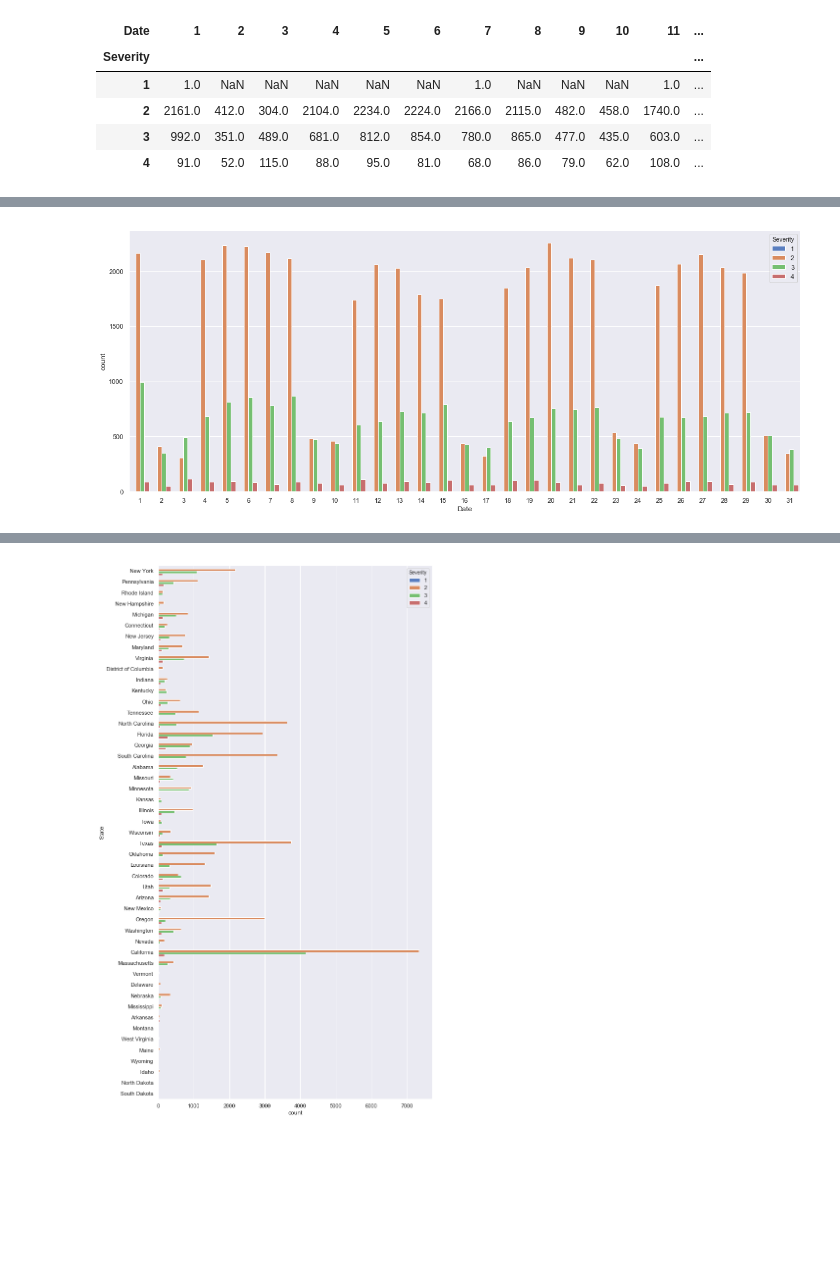
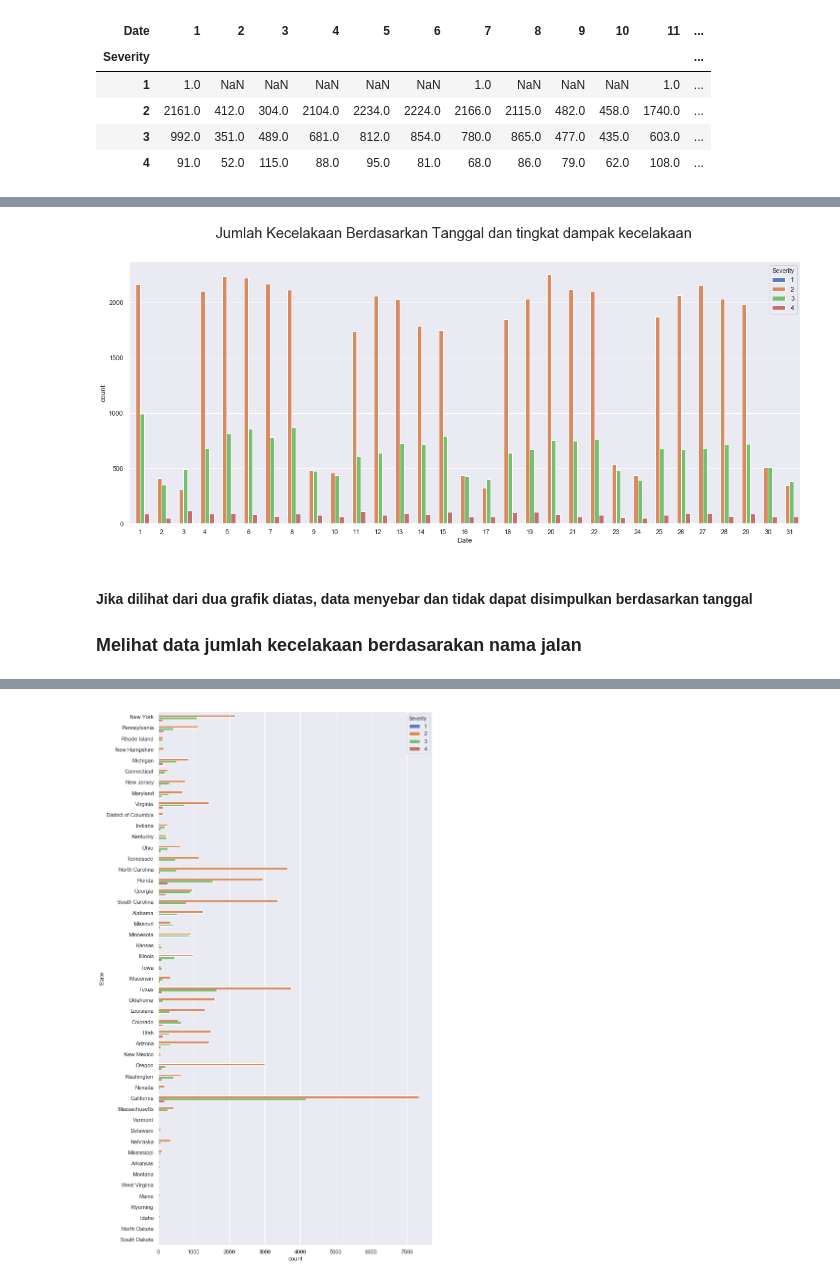
Before and after one commit to maftuhm/UAS-kapita-selekta-komputasi, a Jupyter notebook: UAS KAPITA SELEKTA KOMPUTASI.ipynb, the cells around one changed output, grey strips where cells are left out. Saved outputs shown, nothing was run; the diff lists cells and outputs as text; code cells hidden in the pictures; blank space fills up the shorter version.

```diff
--- a/UAS KAPITA SELEKTA KOMPUTASI.ipynb
+++ b/UAS KAPITA SELEKTA KOMPUTASI.ipynb
@@ -198,10 +199,14 @@ Traffic_Signal                 bool
 Turning_Loop                   bool
 dtype: object
 # %%
-weather_columns = ['Amenity', 'Bump', 'Crossing', 'Give_Way', 'Junction',
+to_category = ['Amenity', 'Bump', 'Crossing', 'Give_Way', 'Junction',
                'No_Exit', 'Railway', 'Roundabout', 'Station', 'Stop',
                'Traffic_Calming', 'Traffic_Signal', 'Turning_Loop']
-for column in weather_columns:
+
+## Mengubah nilai False menjadi 0 dan nilai true menjadi 1 pada variable cuaca
+## kemudian mengubahnya menjadi data kategorik
+
+for column in to_category:
     data[column][data[data[column] == False].index] = 0
     data[column][data[data[column] == True].index] = 1
 
@@ -480,5 +488,9 @@ data.groupby(["Severity", "Date"]).size().unstack()
 # %%
 plt.figure(figsize=(20,8))
+plt.suptitle('Jumlah Kecelakaan Berdasarkan Tanggal dan tingkat dampak kecelakaan', fontsize=24)
 ax = sns.countplot(x = 'Date', hue = 'Severity', palette = 'muted', data=data)
 # %% [output]
-[figure, old version]
+[figure, new version]
+# %% [markdown]
+#### Jika dilihat dari dua grafik diatas, data menyebar dan tidak dapat disimpulkan berdasarkan tanggal
+### Melihat data jumlah kecelakaan berdasarakan nama jalan
```
Also changed, not shown: parts of 47 cells of this notebook.
